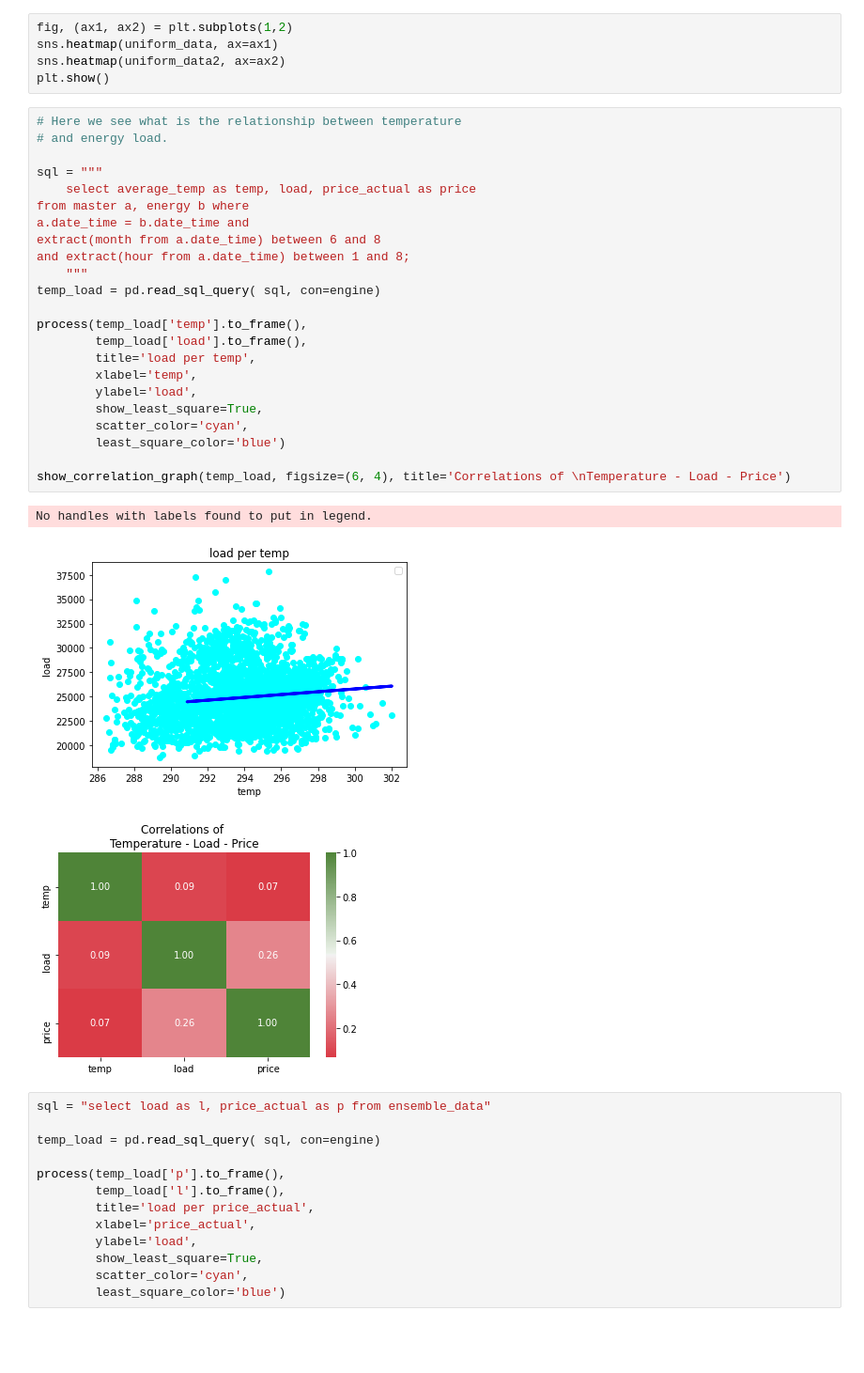
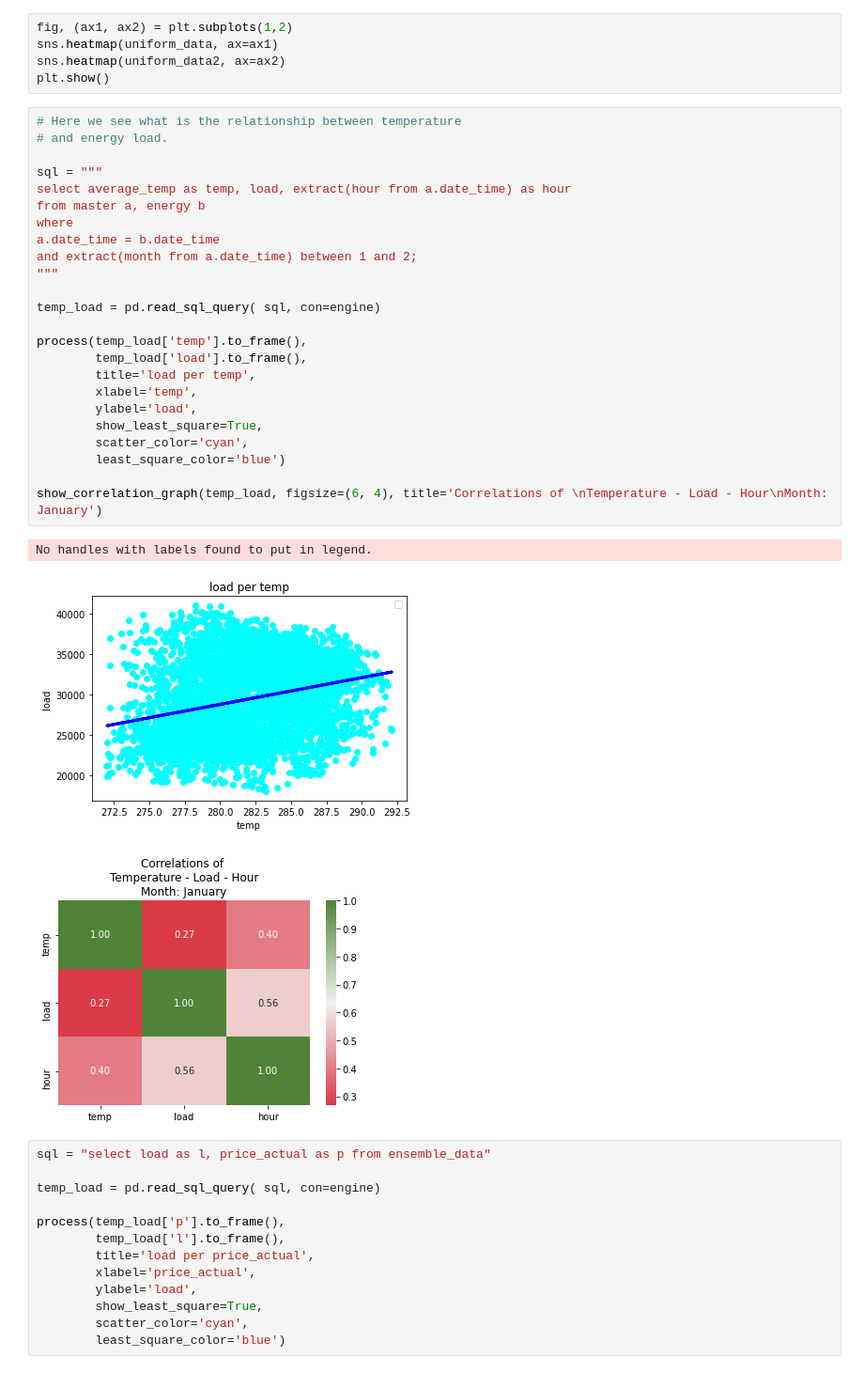
Before and after one commit to GeorgiosTheocharidis/dissertation, a Jupyter notebook: notebooks/inspect_data.ipynb, the cells around one changed output. Shown at 94% size. Cells and saved outputs as stored; diff of their text form; blank space fills up the shorter version.

```diff
--- a/notebooks/inspect_data.ipynb
+++ b/notebooks/inspect_data.ipynb
@@ -176,30 +176,31 @@ plt.show()
 # %%
 # Here we see what is the relationship between temperature
 # and energy load.
 
 sql = """
-    select average_temp as temp, load, price_actual as price
-from master a, energy b where
-a.date_time = b.date_time and
-extract(month from a.date_time) between 6 and 8
-and extract(hour from a.date_time) between 1 and 8;
-    """
+select average_temp as temp, load, extract(hour from a.date_time) as hour
+from master a, energy b
+where
+a.date_time = b.date_time
+and extract(month from a.date_time) between 1 and 2;
+"""
+
 temp_load = pd.read_sql_query( sql, con=engine)
 
 process(temp_load['temp'].to_frame(),
         temp_load['load'].to_frame(),
         title='load per temp',
         xlabel='temp',
         ylabel='load',
         show_least_square=True,
         scatter_color='cyan',
         least_square_color='blue')
 
-show_correlation_graph(temp_load, figsize=(6, 4), title='Correlations of \nTemperature - Load - Price')
+show_correlation_graph(temp_load, figsize=(6, 4), title='Correlations of \nTemperature - Load - Hour\nMonth: January')
 # %% [output]
 No handles with labels found to put in legend.
-[figure, old version]
+[figure, new version]
-[figure, old version]
+[figure, new version]
 # %%
 sql = "select load as l, price_actual as p from ensemble_data"
 
```
Also changed, not shown: parts of 7 cells of this notebook, 11 other files.
